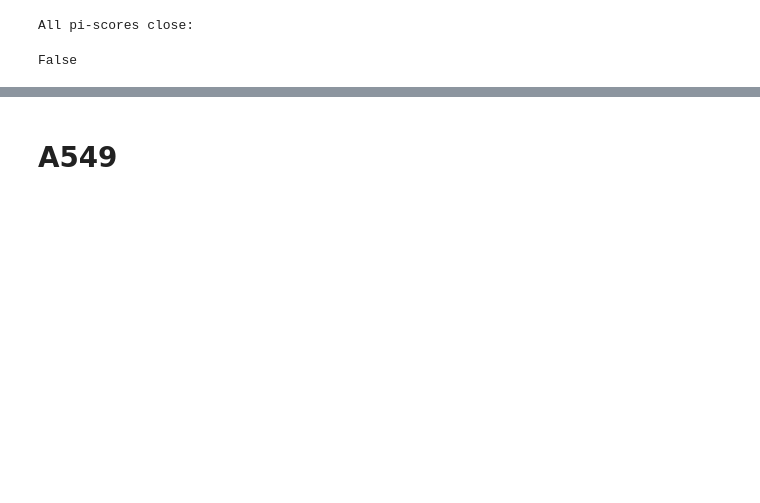
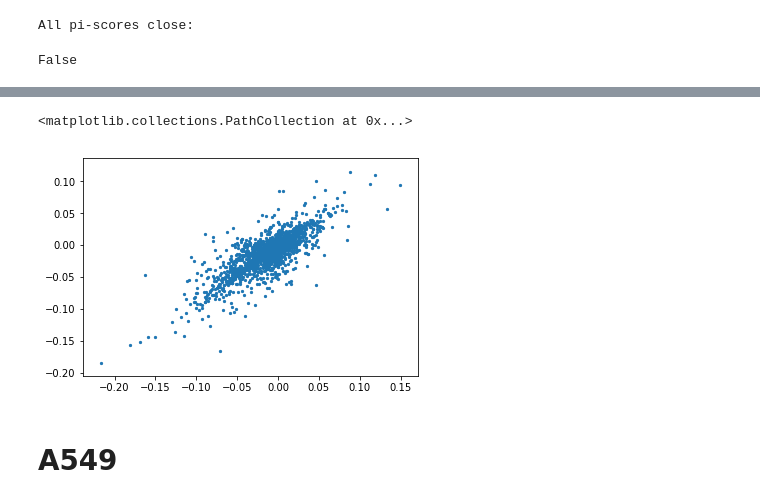
Before and after one commit to bpmunson/ctg, a Jupyter notebook: src/Example_Execution-Copy1.ipynb, the cells around one changed output, grey strips where cells are left out. Saved outputs shown, nothing was run; the diff lists cells and outputs as text; code cells hidden in the pictures; blank space fills up the shorter version.

```diff
--- a/src/Example_Execution-Copy1.ipynb
+++ b/src/Example_Execution-Copy1.ipynb
@@ -273,3 +268,8 @@ array([[ 1.        ,  0.84489852],
+# %%
+plt.scatter(comb['pi_mean'], comb['pi'], s=5)
+# %% [output]
+<matplotlib.collections.PathCollection at 0x...>
+[figure, added]
 # %% [markdown]
 # A549
 # %%
```
Also changed, not shown: parts of 9 cells of this notebook, 4 other files.
